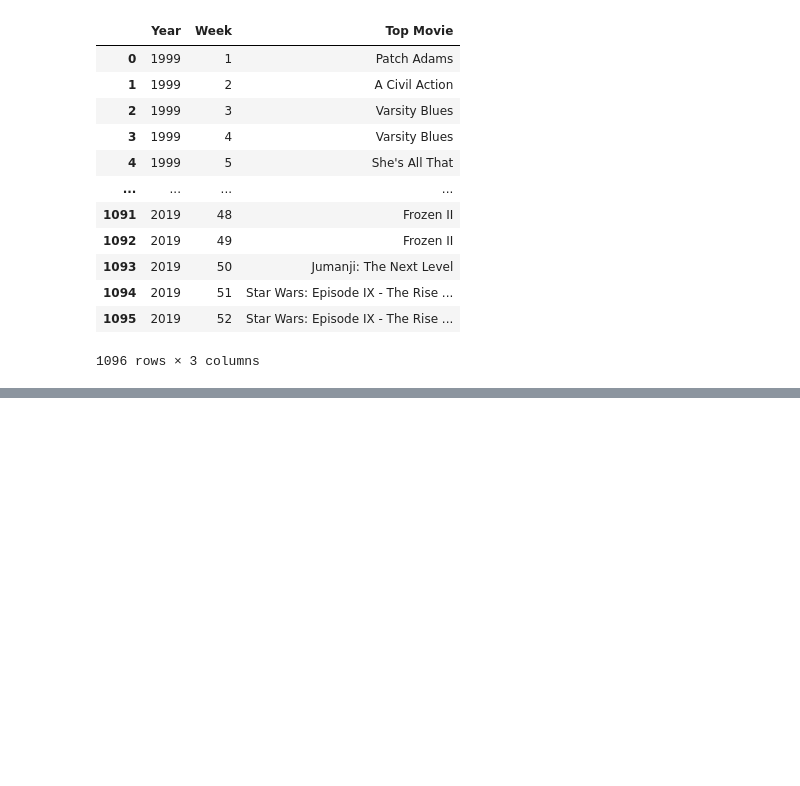
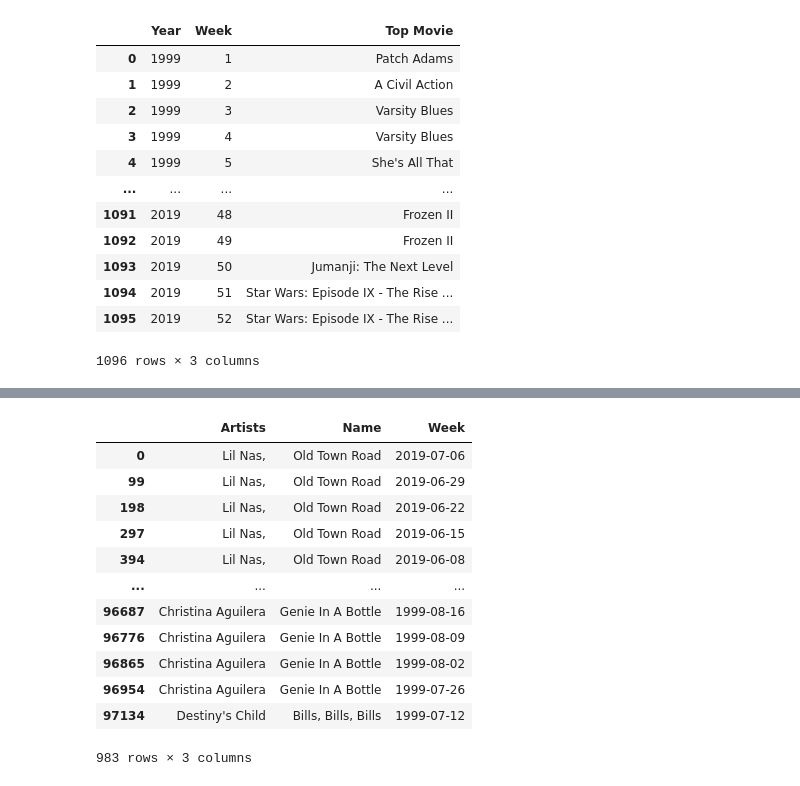
Before and after one commit to MauCFD/ETL-Entertainment-Trendings-by-Week, a Jupyter notebook: Entertainment Trendings by Week.ipynb, the cells around one changed output, grey strips where cells are left out. Drawn from its saved outputs; the diff is of its cells as text; code cells hidden in the pictures; blank space fills up the shorter version.

```diff
--- a/Entertainment Trendings by Week.ipynb
+++ b/Entertainment Trendings by Week.ipynb
@@ -105,0 +124,24 @@ top_movies_df
+# %%
+# Since we only care about the top songs of every week, we will drop 2nd, 3rd, 4th... 100th rank from each week
+top_songs_df = songs_df.loc[songs_df["Weekly.rank"] == 1]
+
+# Now, we will drop all columns that are not needed so that we transform only the useful data to us
+top_songs_df = top_songs_df.drop(["Unnamed: 0", "Weekly.rank", "Peak.position", "Weeks.on.chart", "Genre", "Writing.Credits", "Features", "Date"], axis=1)
+
+# We will now convert the "Week" column to datetime objects so that we can transform it into the data we need
+top_songs_df['Week'] = top_songs_df['Week'].apply(lambda x: datetime.strptime(x, "%d/%m/%Y"))
+top_songs_df
+# %% [output]
+|  | Artists | Name | Week |
+| 0 | Lil Nas, | Old Town Road | 2019-07-06 |
+| 99 | Lil Nas, | Old Town Road | 2019-06-29 |
+| 198 | Lil Nas, | Old Town Road | 2019-06-22 |
+| 297 | Lil Nas, | Old Town Road | 2019-06-15 |
+| 394 | Lil Nas, | Old Town Road | 2019-06-08 |
+| ... | ... | ... | ... |
+| 96687 | Christina Aguilera | Genie In A Bottle | 1999-08-16 |
+| 96776 | Christina Aguilera | Genie In A Bottle | 1999-08-09 |
+| 96865 | Christina Aguilera | Genie In A Bottle | 1999-08-02 |
+| 96954 | Christina Aguilera | Genie In A Bottle | 1999-07-26 |
+| 97134 | Destiny's Child | Bills, Bills, Bills | 1999-07-12 |
+983 rows × 3 columns
```
Also changed, not shown: parts of 6 cells of this notebook.
